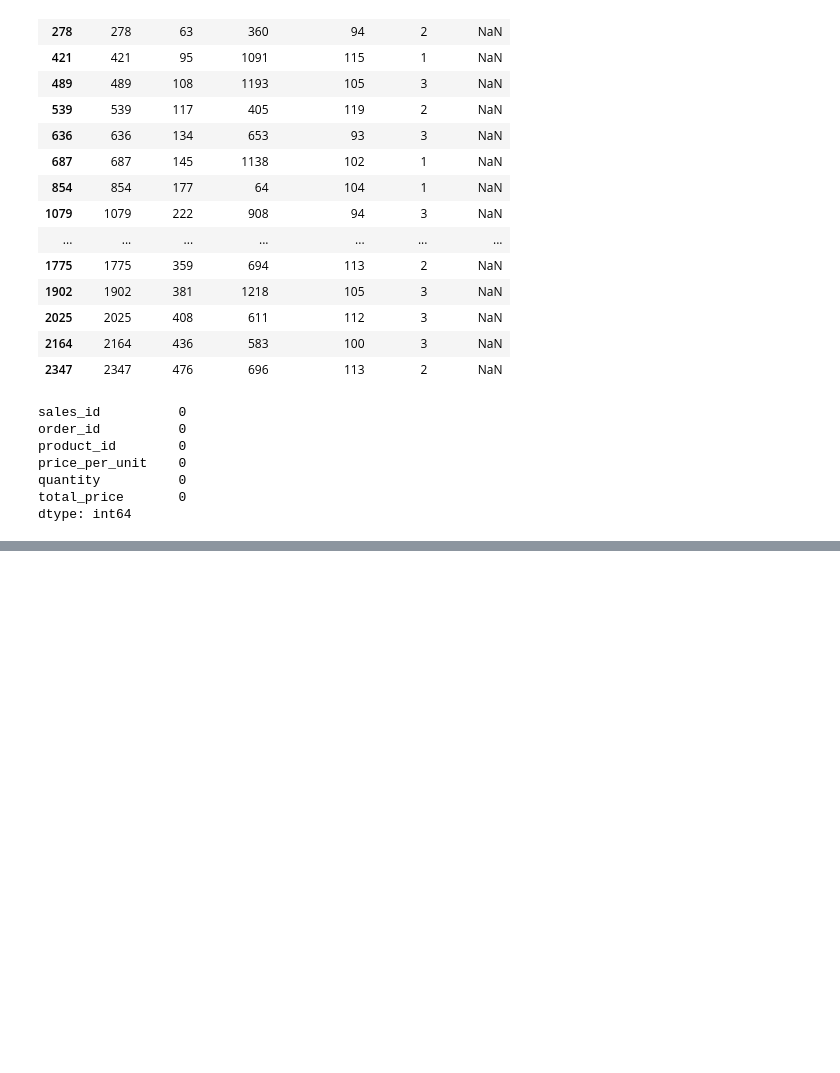
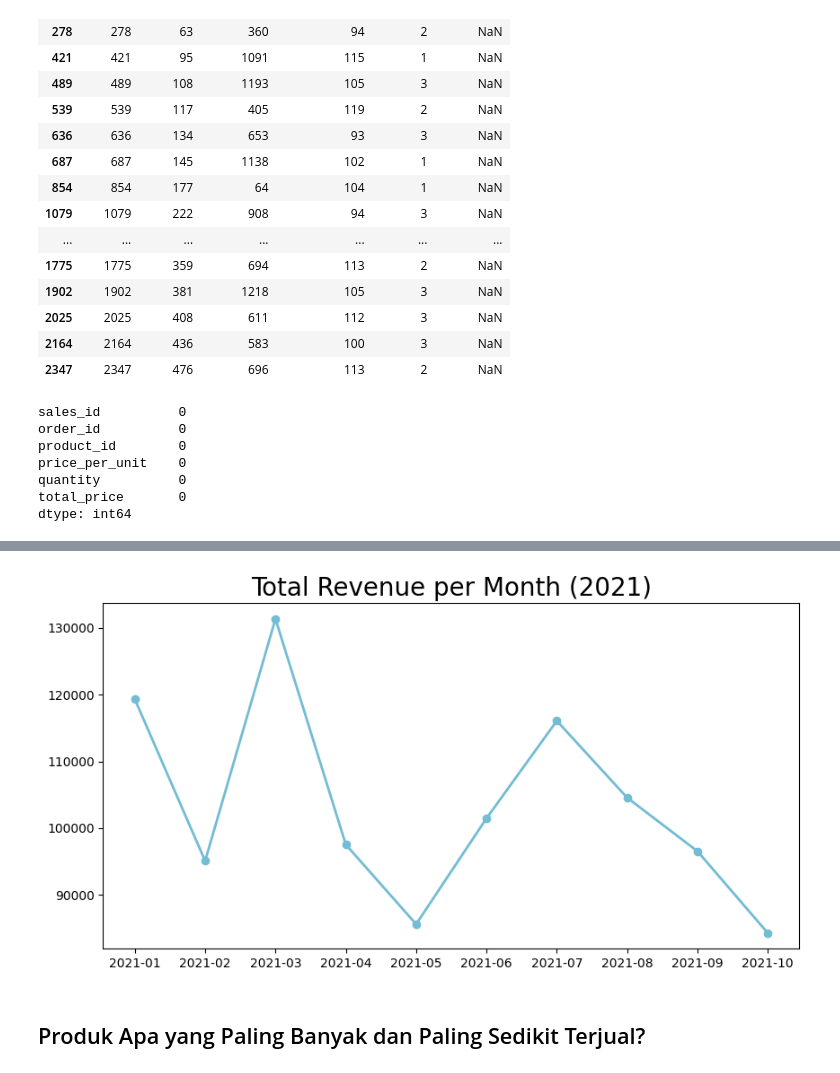
Before and after one commit to habbazettt/dicoding-latihan-analisisdata, a Jupyter notebook: notebook.ipynb, the cells around one changed output, grey strips where cells are left out. Drawn from its saved outputs; the diff is of its cells as text; code cells hidden in the pictures; blank space fills up the shorter version.

```diff
--- a/notebook.ipynb
+++ b/notebook.ipynb
@@ -352,0 +429,4 @@ dtype: int64
+# %%
+customer_id_in_orders_df =  orders_df.customer_id.tolist()
+customers_df["status"] = customers_df["customer_id"].apply(lambda x: "Active" if x in customer_id_in_orders_df else "Non Active")
+customers_df.sample(5)
@@ -352,0 +714,17 @@ dtype: int64
+# %%
+plt.figure(figsize=(10, 5))
+plt.plot(
+    monthly_orders_df["order_date"],
+    monthly_orders_df["revenue"],
+    marker='o',
+    linewidth=2,
+    color="#72BCD4"
+)
+plt.title("Total Revenue per Month (2021)", loc="center", fontsize=20)
+plt.xticks(fontsize=10)
+plt.yticks(fontsize=10)
+plt.show()
+# %% [output]
+[figure, added]
+# %% [markdown]
+## Produk Apa yang Paling Banyak dan Paling Sedikit Terjual?
```
Also changed, not shown: parts of 37 cells of this notebook, 5 other files.
